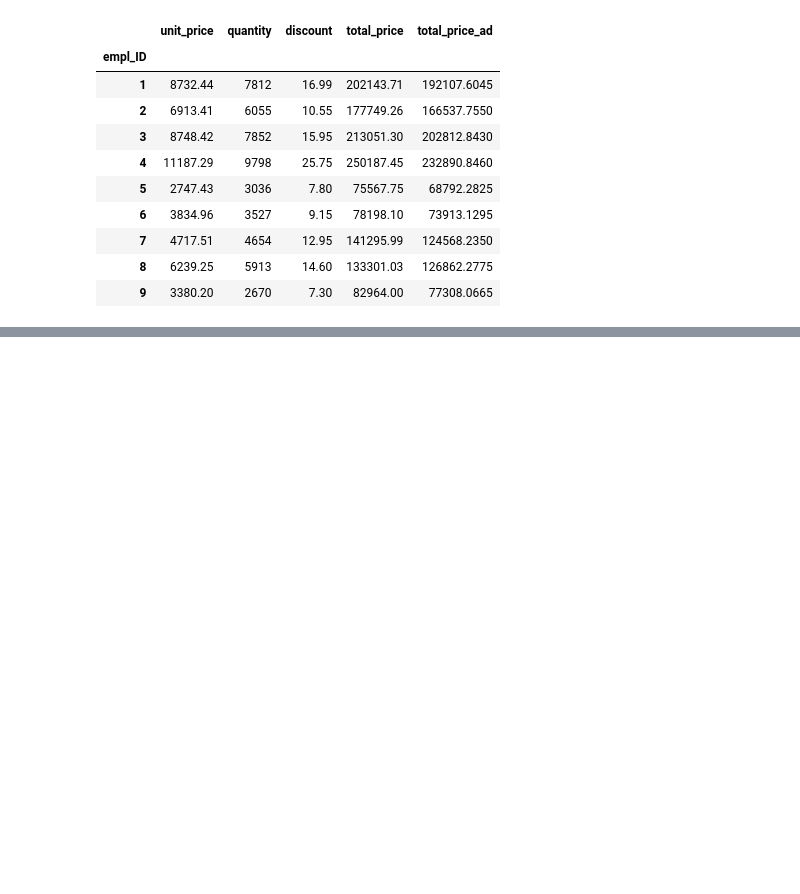
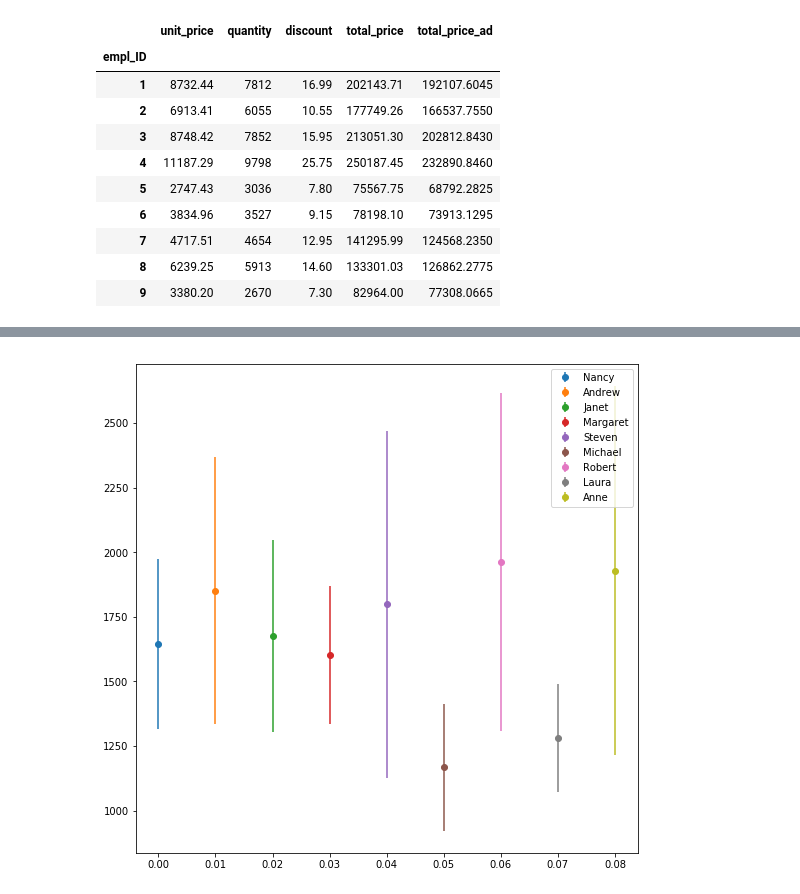
Before and after one commit to nikolholicka/Hypotesis_Testing_Northwind_Database, a Jupyter notebook: Hypotheses_Testing_Mod3_Project.ipynb, the cells around one changed output, grey strips where cells are left out. Cells and saved outputs as stored; diff of their text form; code cells hidden in the pictures; blank space fills up the shorter version.

```diff
--- a/Hypotheses_Testing_Mod3_Project.ipynb
+++ b/Hypotheses_Testing_Mod3_Project.ipynb
@@ -717,10 +713,11 @@ import math # delete this
 import scipy.stats as stats
 # %%
 def conf_interval(sample):
+    sample = sample.astype(int)
     n = len(sample)
     sample_mean = sample.mean()
     t = stats.t.ppf(q = 0.975, df=len(sample-1))  #t-critical value for 95% confidence
     sigma = sample.std()/math.sqrt(len(sample))
     margin_of_error = t * sigma #margin of error calculation
     conf = (sample_mean - margin_of_error, sample_mean + margin_of_error)
-    return list(sample_mean), list(np.array(conf))
+    return np.array(conf)
@@ -738,0 +744,31 @@ Anne_res[0]
+# %%
+#all_empl = [Nancy, Andrew, Janet, Margaret, Steven, Michael, Robert, Laura, Anne]
+Nancy_c = conf_interval_samples(all_empl[0])
+Andrew_c = conf_interval_samples(all_empl[1])
+Janet_c = conf_interval_samples(all_empl[2])
+Margaret_c = conf_interval_samples(all_empl[3])
+Steven_c = conf_interval_samples(all_empl[4])
+Michael_c = conf_interval_samples(all_empl[5])
+Robert_c = conf_interval_samples(all_empl[6])
+Laura_c = conf_interval_samples(all_empl[7])
+Anne_c = conf_interval_samples(all_empl[8])
+
+all_conf = [Nancy_c, Andrew_c, Janet_c, Margaret_c, Steven_c, Michael_c, Robert_c, Laura_c, Anne_c]
+# %%
+plt.figure(figsize=(9,9))
+
+
+plt.errorbar(x=np.arange(0, 1, 1),y=all_conf[0][0],yerr=[(top-bot)/2 for top,bot in all_conf[0][1]], fmt='o',label='Nancy')
+plt.errorbar(x=np.arange(0.01, 1, 1),y=all_conf[1][0],yerr=[(top-bot)/2 for top,bot in all_conf[1][1]],fmt='o',label='Andrew')
+plt.errorbar(x=np.arange(0.02, 1, 1),y=all_conf[2][0],yerr=[(top-bot)/2 for top,bot in all_conf[2][1]],fmt='o',label='Janet')
+plt.errorbar(x=np.arange(0.03, 1, 1),y=all_conf[3][0],yerr=[(top-bot)/2 for top,bot in all_conf[3][1]],fmt='o',label='Margaret')
+plt.errorbar(x=np.arange(0.04, 1, 1),y=all_conf[4][0],yerr=[(top-bot)/2 for top,bot in all_conf[4][1]],fmt='o',label='Steven')
+plt.errorbar(x=np.arange(0.05, 1, 1),y=all_conf[5][0],yerr=[(top-bot)/2 for top,bot in all_conf[5][1]],fmt='o',label='Michael')
+plt.errorbar(x=np.arange(0.06, 1, 1),y=all_conf[6][0],yerr=[(top-bot)/2 for top,bot in all_conf[6][1]],fmt='o',label='Robert')
+plt.errorbar(x=np.arange(0.07, 1, 1),y=all_conf[7][0],yerr=[(top-bot)/2 for top,bot in all_conf[7][1]],fmt='o',label='Laura')
+plt.errorbar(x=np.arange(0.08, 1, 1),y=all_conf[8][0],yerr=[(top-bot)/2 for top,bot in all_conf[8][1]],fmt='o',label='Anne')
+
+plt.legend()
+plt.show()
+# %% [output]
+[figure, added]
```
Also changed, not shown: parts of 36 cells of this notebook.
